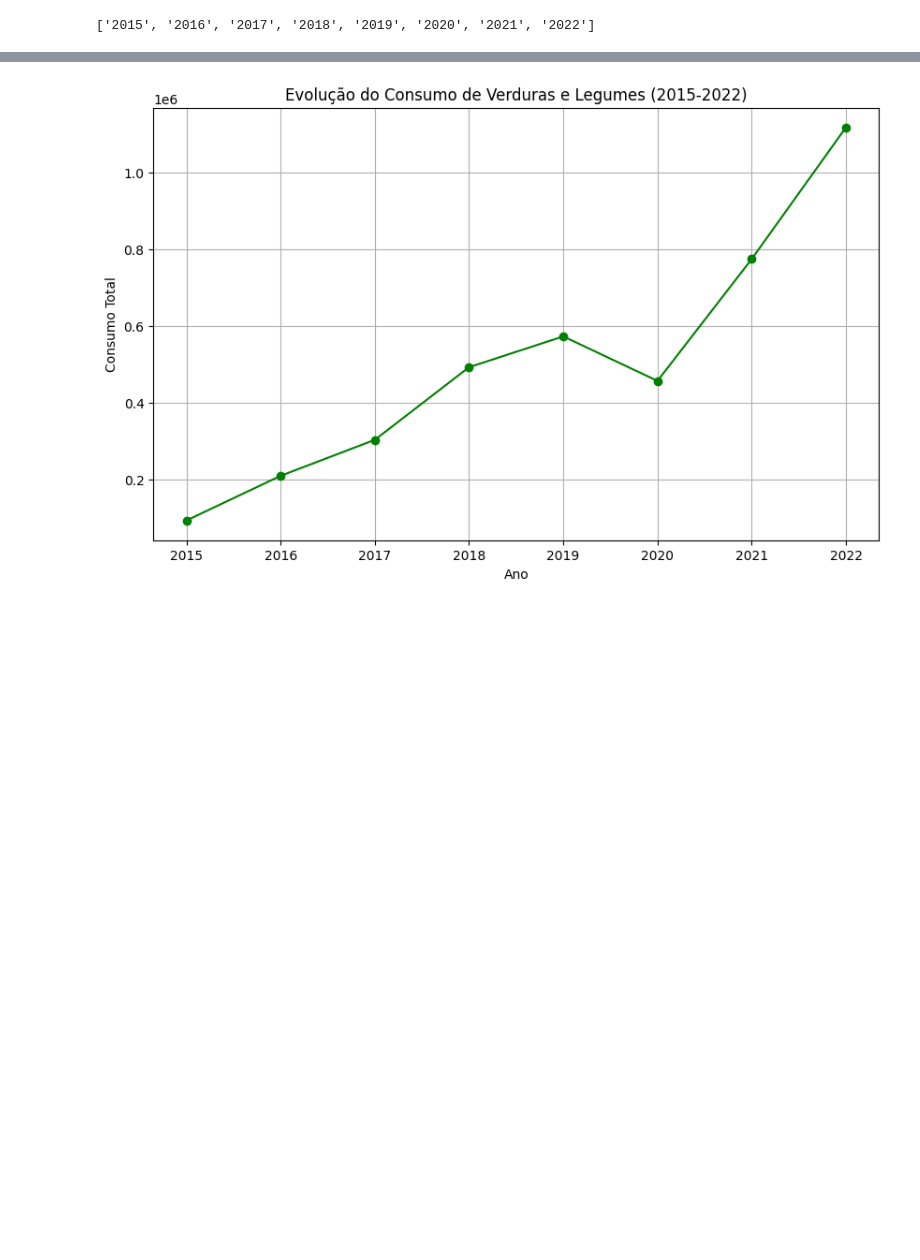
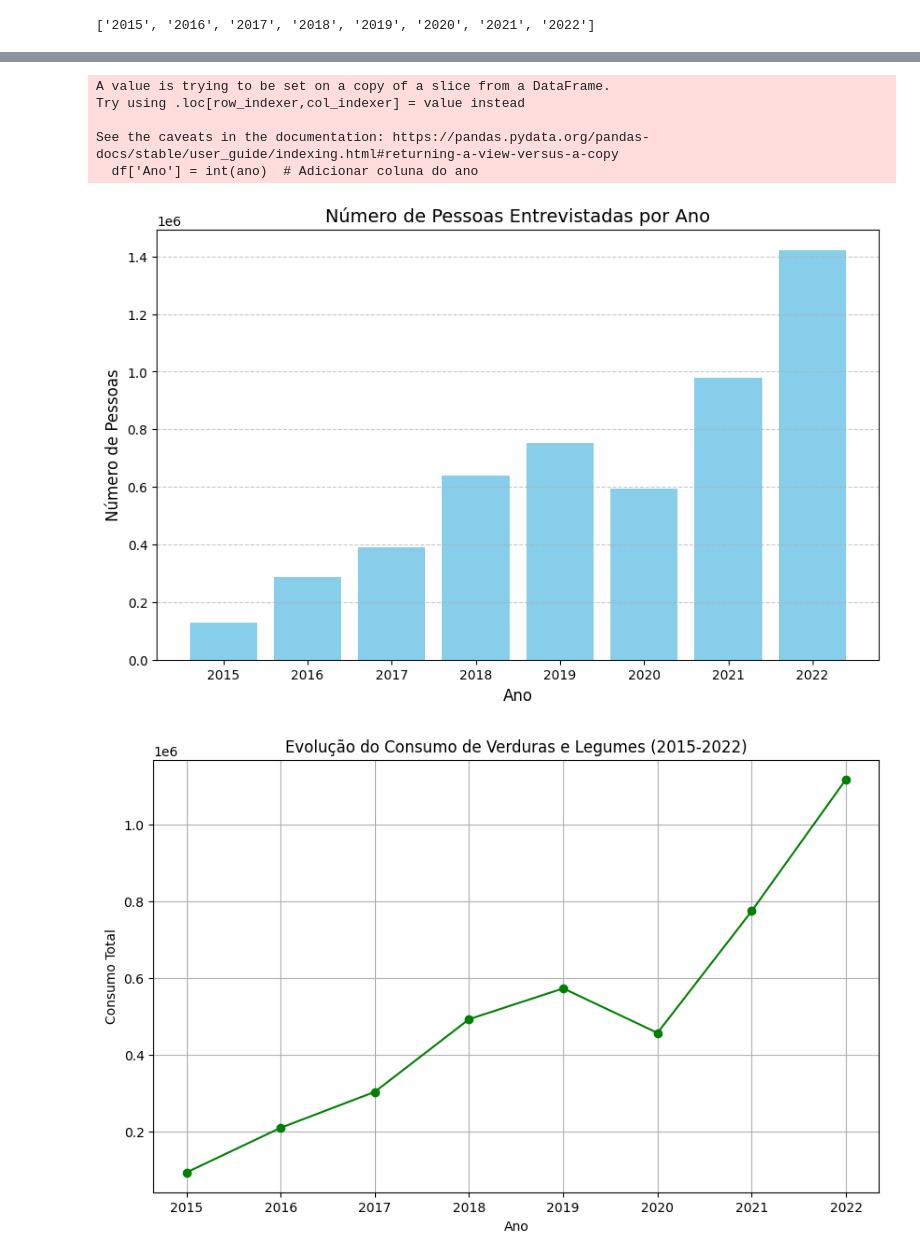
Before and after one commit to GGuedesA/Gestao-da-Informaco, a Jupyter notebook: IFit.ipynb, the cells around one changed output, grey strips where cells are left out. Drawn from its saved outputs; the diff is of its cells as text; code cells hidden in the pictures; blank space fills up the shorter version.

```diff
--- a/IFit.ipynb
+++ b/IFit.ipynb
@@ -15,5 +15,6 @@ sheets.sheet_names
 # %%
 #Visualização das planilhas
 from google.colab import sheets
+data_2016 = pd.read_excel(file_path, sheet_name='2016')
 sheet = sheets.InteractiveSheet(df=data_2016)
 # %% [output]
@@ -21,0 +51,27 @@ https://docs.google.com/spreadsheets/d/1QWkJWU1yt_4o-f2z2eu5vYf0EuI5EgRI2yTetHwL
+# %%
+# Renomear as colunas do DataFrame original
+df.rename(columns={
+    'Abrangência Municipal': 'Região',
+    'Unnamed: 1': 'Código UF',
+    'Unnamed: 2': 'UF',
+    'Unnamed: 3': 'Código IBGE',
+    'Unnamed: 4': 'Município',
+    'Consumo de verduras e legumes': 'Total',
+    'Unnamed: 6': '%'
+}, inplace=True)
+
+# Atualizar a tabela com tipos de valores únicos encontrados nos dados após renomeação
+unique_value_types = []
+
+for column in df.columns:
+    value_types = df[column].dropna().map(type).unique()  # Identificar tipos únicos ignorando valores nulos
+    unique_value_types.append({
+        'Coluna': column,
+        'Tipos de Valores': ', '.join([t.__name__ for t in value_types])  # Extrair nomes dos tipos
+    })
+
+# Criar um DataFrame para exibição
+data_types_table = pd.DataFrame(unique_value_types)
+
+# Exibir a tabela
+data_types_table
@@ -28,7 +94,7 @@ dados_completos = pd.DataFrame()
 
 # Loop para carregar e combinar os dados
 for ano in anos:
-    df = sheets.parse(ano)
+    df = pd.read_excel(file_path, sheet_name=ano)
     df = df[['Abrangência Municipal', 'Unnamed: 4', 'Unnamed: 2', 'Consumo de verduras e legumes',
              'Unnamed: 6', 'Total de Adultos acompanhados(as)']]
     df.columns = ['Região', 'Município', 'UF', 'Consumo Total', 'Consumo Percentual', 'Adultos Acompanhados']
@@ -41,6 +107,29 @@ dados_completos = dados_completos.dropna()
 # Converter colunas relevantes para o tipo numérico
 dados_completos['Consumo Total'] = pd.to_numeric(dados_completos['Consumo Total'], errors='coerce')
 dados_completos['Adultos Acompanhados'] = pd.to_numeric(dados_completos['Adultos Acompanhados'], errors='coerce')
+# %% [output]
+A value is trying to be set on a copy of a slice from a DataFrame.
+Try using .loc[row_indexer,col_indexer] = value instead
+
+See the caveats in the documentation: https://pandas.pydata.org/pandas-docs/stable/user_guide/indexing.html#returning-a-view-versus-a-copy
+  df['Ano'] = int(ano)  # Adicionar coluna do ano
+# %%
+
+# Agrupar e somar o número de pessoas entrevistadas por ano
+entrevistados_por_ano = dados_completos.groupby('Ano')['Adultos Acompanhados'].sum()
+
+# Criar o gráfico
+plt.figure(figsize=(10, 6))
+plt.bar(entrevistados_por_ano.index, entrevistados_por_ano.values, color='skyblue')
+plt.title('Número de Pessoas Entrevistadas por Ano', fontsize=14)
+plt.xlabel('Ano', fontsize=12)
+plt.ylabel('Número de Pessoas', fontsize=12)
+plt.xticks(entrevistados_por_ano.index, fontsize=10)
+plt.yticks(fontsize=10)
+plt.grid(axis='y', linestyle='--', alpha=0.7)
+plt.show()
+# %% [output]
+[figure, added]
 # %%
 # Gráfico de evolução do consumo total por ano
 consumo_por_ano = dados_completos.groupby('Ano')['Consumo Total'].sum()
```
Also changed, not shown: parts of 4 cells of this notebook.
